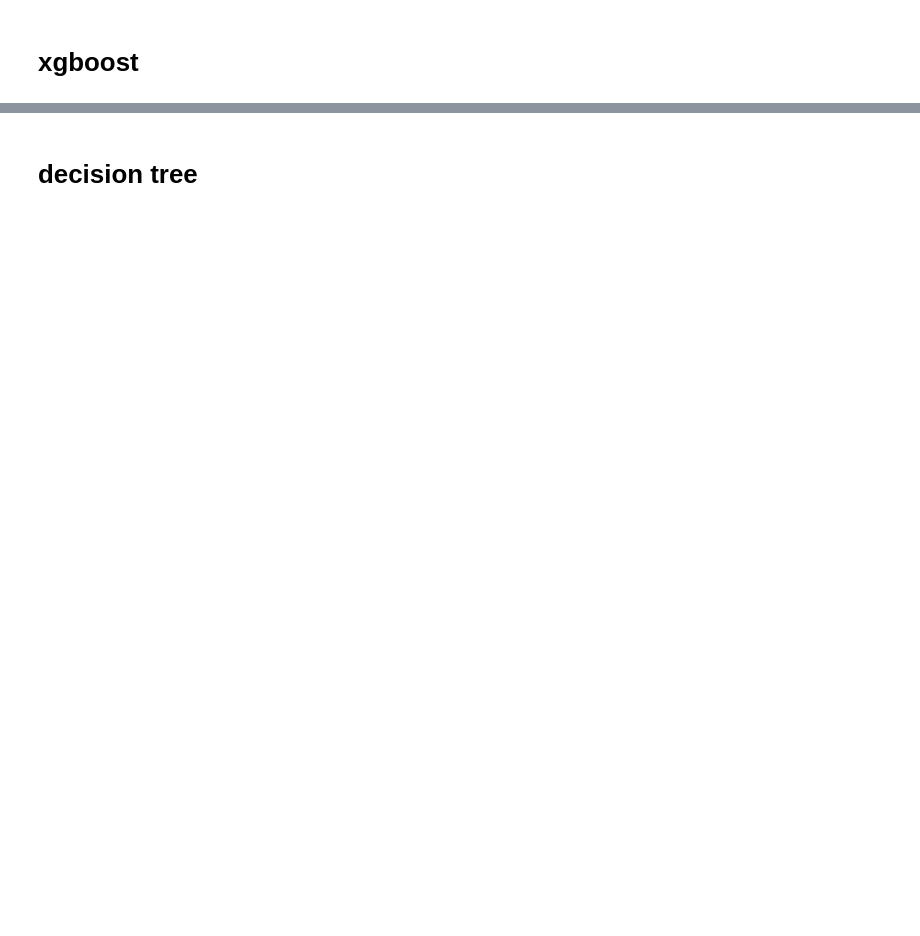
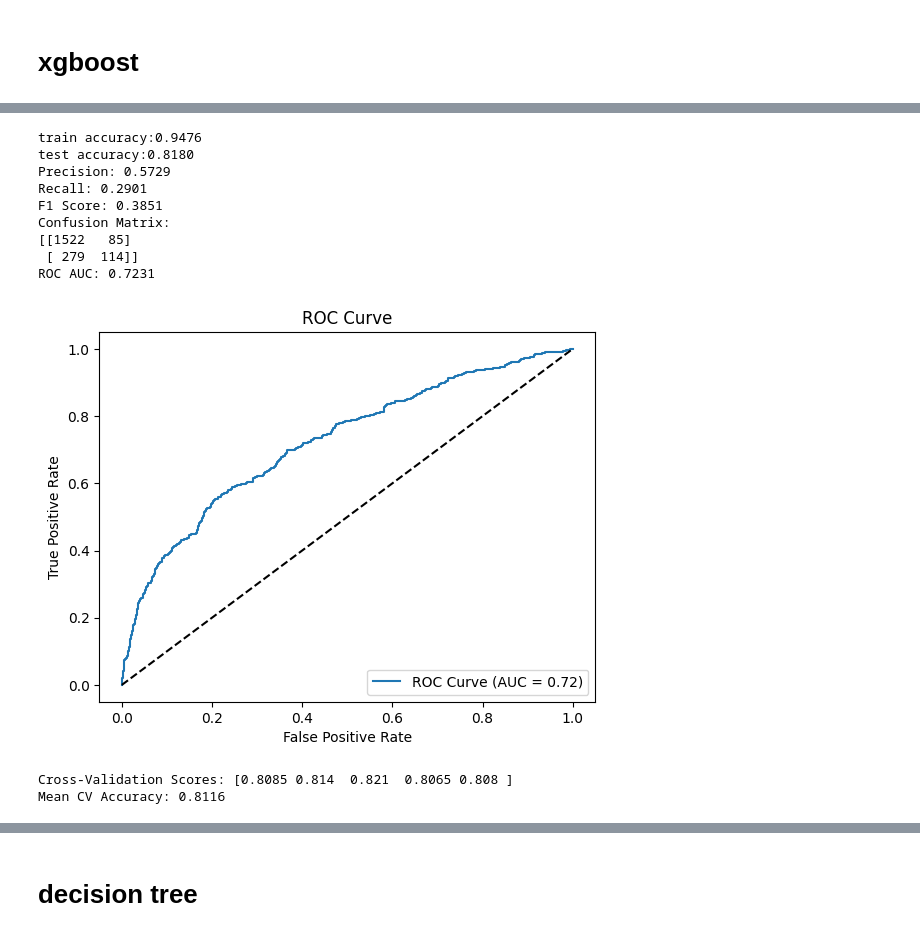
Before and after one commit to coconutkim/project_churn, a Jupyter notebook: real8.ipynb, the cells around one changed output, grey strips where cells are left out. Cells and saved outputs as stored; diff of their text form; code cells hidden in the pictures; blank space fills up the shorter version.

```diff
--- a/real8.ipynb
+++ b/real8.ipynb
@@ -176,0 +186,79 @@ test accuracy:0.8180
+# %%
+xgb=XGBClassifier(random_state=42)
+
+xgb.fit(x_train,y_train)
+
+y_train_pred = xgb.predict(x_train)
+print(f'train accuracy:{accuracy_score(y_train,y_train_pred):.4f}')
+
+y_test_pred = xgb.predict(x_test)
+print(f'test accuracy:{accuracy_score(y_test,y_test_pred):.4f}')
+
+# ======================================================================================
+
+y_pred_proba = xgb.predict_proba(x_test)[:, 1]  # ROC 곡선과 AUC를 위한 확률 예측값
+
+# 1. 정밀도 (Precision)
+precision = precision_score(y_test, y_test_pred)
+print(f'Precision: {precision:.4f}')
+
+# 2. 재현율 (Recall)
+recall = recall_score(y_test, y_test_pred)
+print(f'Recall: {recall:.4f}')
+
+# 3. F1 점수
+f1 = f1_score(y_test, y_test_pred)
+print(f'F1 Score: {f1:.4f}')
+
+# 4. 혼동 행렬 (Confusion Matrix)
+cm = confusion_matrix(y_test, y_test_pred)
+print(f'Confusion Matrix:\n{cm}')
+
+# 5. ROC 곡선과 AUC
+fpr, tpr, thresholds = roc_curve(y_test, y_pred_proba)
+auc = roc_auc_score(y_test, y_pred_proba)
+print(f'ROC AUC: {auc:.4f}')
+
+# ROC(Receiver Operating Characteristic) 곡선 플롯
+plt.figure()
+plt.plot(fpr, tpr, label=f'ROC Curve (AUC = {auc:.2f})')
+plt.plot([0, 1], [0, 1], 'k--')  # 대각선 기준선
+plt.xlabel('False Positive Rate')
+plt.ylabel('True Positive Rate')
+plt.title('ROC Curve')
+plt.legend(loc='lower right')
+plt.show()
+
+# 6. 교차 검증 (Cross Validation, Stratified KFold 사용)
+cv = StratifiedKFold(n_splits=5)
+cross_val_scores = cross_val_score(xgb, x, y, cv=cv, scoring='accuracy')
+print(f'Cross-Validation Scores: {cross_val_scores}')
+print(f'Mean CV Accuracy: {cross_val_scores.mean():.4f}')
+
+# 모델 평가 결과로 데이터 프레임 만들기
+data2 = {
+    'Train Accuracy':[f'{accuracy_score(y_train,y_train_pred):.4f}'],
+    'Test Accuracy':[f'{accuracy_score(y_test,y_test_pred):.4f}'],
+    'Precision':[f'{precision:.4f}'],
+    'Recall':[f'{recall:.4f}'],
+    'F1 Score':[f'{f1:.4f}'],
+    'Confusion Matrix':[f'{cm}'],
+    'ROC AUC':[f'{auc:.4f}'],
+    'Cross-Validation Scores':[f'{cross_val_scores}'],
+    'Mean CV Accuracy':[f'{cross_val_scores.mean():.4f}']
+}
+
+df_xgb = pd.DataFrame(data2)
+# %% [output]
+train accuracy:0.9476
+test accuracy:0.8180
+Precision: 0.5729
+Recall: 0.2901
+F1 Score: 0.3851
+Confusion Matrix:
+[[1522   85]
+ [ 279  114]]
+ROC AUC: 0.7231
+[figure, added]
+Cross-Validation Scores: [0.8085 0.814  0.821  0.8065 0.808 ]
+Mean CV Accuracy: 0.8116
```
Also changed, not shown: parts of 30 cells of this notebook, 1 other file.
